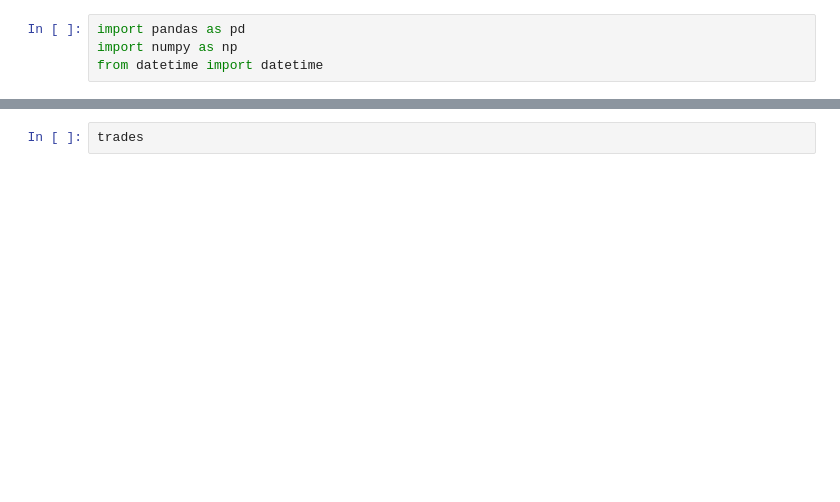
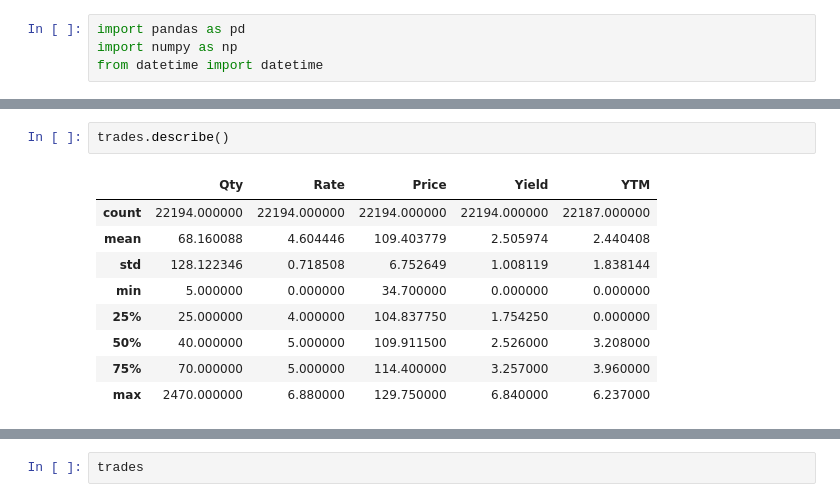
Before and after one commit to albertopuentes/small-side-projects, a Jupyter notebook: TX_trades.ipynb, the cells around one changed output, grey strips where cells are left out. Cells and saved outputs as stored; diff of their text form; blank space fills up the shorter version.

```diff
--- a/TX_trades.ipynb
+++ b/TX_trades.ipynb
@@ -8,0 +32,12 @@ trades = pd.read_csv('TX_trades_2012-2014.csv')
+# %%
+trades.describe()
+# %% [output]
+|  | Qty | Rate | Price | Yield | YTM |
+| count | 22194.000000 | 22194.000000 | 22194.000000 | 22194.000000 | 22187.000000 |
+| mean | 68.160088 | 4.604446 | 109.403779 | 2.505974 | 2.440408 |
+| std | 128.122346 | 0.718508 | 6.752649 | 1.008119 | 1.838144 |
+| min | 5.000000 | 0.000000 | 34.700000 | 0.000000 | 0.000000 |
+| 25% | 25.000000 | 4.000000 | 104.837750 | 1.754250 | 0.000000 |
+| 50% | 40.000000 | 5.000000 | 109.911500 | 2.526000 | 3.208000 |
+| 75% | 70.000000 | 5.000000 | 114.400000 | 3.257000 | 3.960000 |
+| max | 2470.000000 | 6.880000 | 129.750000 | 6.840000 | 6.237000 |
```
Also changed, not shown: parts of 8 cells of this notebook.
